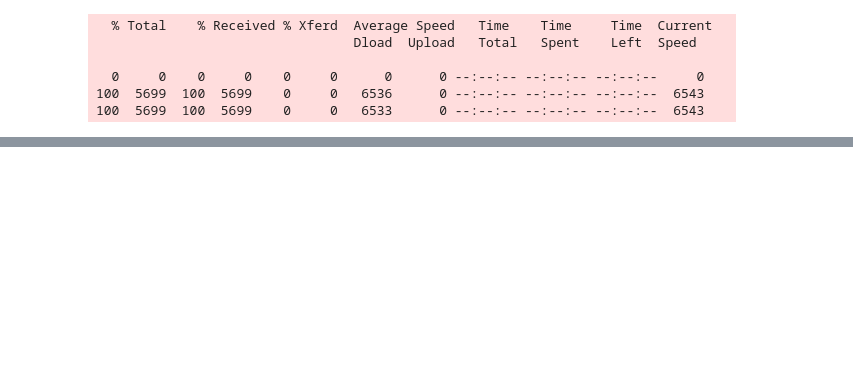
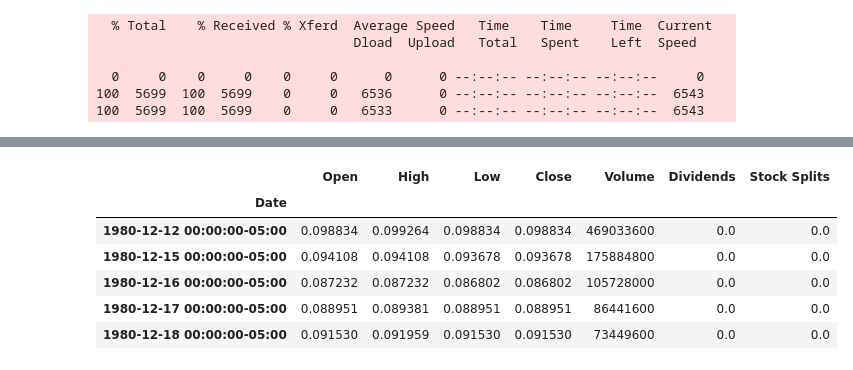
Before and after one commit to antoniobiasotti/dashboard-analytics, a Jupyter notebook: yfinance.ipynb, the cells around one changed output, grey strips where cells are left out. Drawn from its saved outputs; the diff is of its cells as text; code cells hidden in the pictures; blank space fills up the shorter version.

```diff
--- a/yfinance.ipynb
+++ b/yfinance.ipynb
@@ -47,0 +63,11 @@ FileNotFoundError: [Errno 2] No such file or directory: 'apple.json'
+# %%
+apple_share_price_data = apple.history(period="max")
+apple_share_price_data.head()
+# %% [output]
+|  | Open | High | Low | Close | Volume | Dividends | Stock Splits |
+| Date |  |  |  |  |  |  |  |
+| 1980-12-12 00:00:00-05:00 | 0.098834 | 0.099264 | 0.098834 | 0.098834 | 469033600 | 0.0 | 0.0 |
+| 1980-12-15 00:00:00-05:00 | 0.094108 | 0.094108 | 0.093678 | 0.093678 | 175884800 | 0.0 | 0.0 |
+| 1980-12-16 00:00:00-05:00 | 0.087232 | 0.087232 | 0.086802 | 0.086802 | 105728000 | 0.0 | 0.0 |
+| 1980-12-17 00:00:00-05:00 | 0.088951 | 0.089381 | 0.088951 | 0.088951 | 86441600 | 0.0 | 0.0 |
+| 1980-12-18 00:00:00-05:00 | 0.091530 | 0.091959 | 0.091530 | 0.091530 | 73449600 | 0.0 | 0.0 |
```
Also changed, not shown: parts of 4 cells of this notebook, 1 other file.
